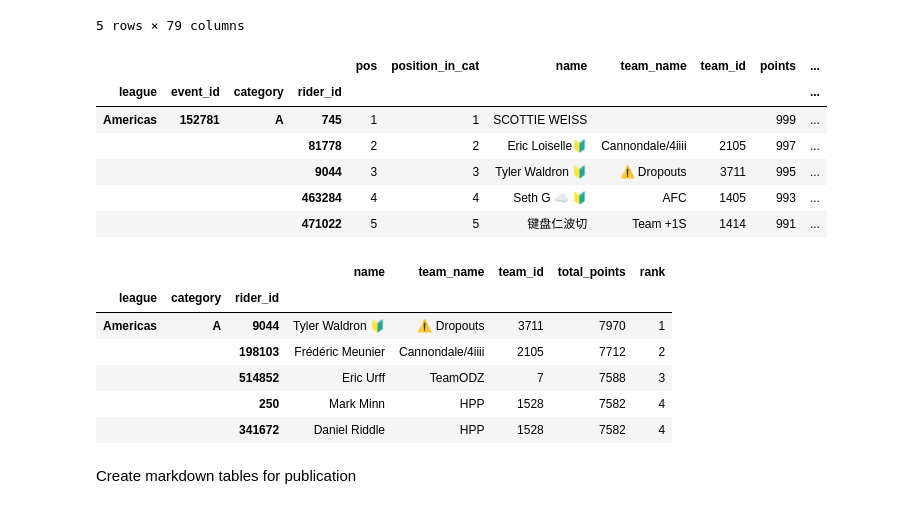
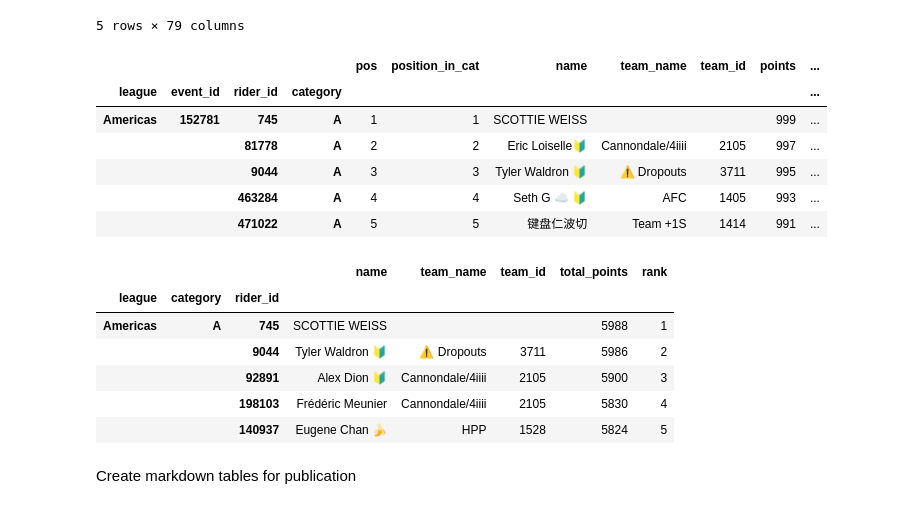
Before and after one commit to h4l/kiss-community-league-rider-ranks, a Jupyter notebook: kcl-rankings.ipynb, the cells around one changed output. Cells and saved outputs as stored; diff of their text form; code cells hidden in the pictures.

Commit message:
Calculate ranks from top-n results, not just all
The original tables are still top 8; the table-markdown/top-6 dir contains
rankings by top 6 results.

```diff
--- a/kcl-rankings.ipynb
+++ b/kcl-rankings.ipynb
@@ -12,4 +12,7 @@ from IPython.display import display, Markdown, HTML
 from lxml import etree
+# %%
+# settings
+top_n_results = 6
 # %%
 league_ids = {
     'Americas': '102',
@@ -95,35 +98,45 @@ placings['points'] = score_for_position(placings['position_in_cat'])
 
 placings = placings.join(events['ordinal']).rename(columns={'ordinal': 'event_ordinal'})
 
+# The rank position (1..n) of each event placing by score. We can take the top N ranked
+# points to get the top n results.
+placings['point_rank'] = (
+    placings.sort_values(['league', 'category', 'rider_id', 'points', 'event_ordinal'],
+                         ascending=[True, True, True, False, True])['points']
+    .groupby(level=['league', 'category', 'rider_id'], sort=False)
+    .rank(method='first', ascending=False, axis=1).astype(int))
+
 placings.head()
 # %% [output]
 |  |  |  |  | pos | position_in_cat | name | team_name | team_id | points | ... |
-| league | event_id | category | rider_id |  |  |  |  |  |  | ... |
-| Americas | 152781 | A | 745 | 1 | 1 | SCOTTIE WEISS |  |  | 999 | ... |
-|  |  |  | 81778 | 2 | 2 | Eric Loiselle🔰 | Cannondale/4iiii | 2105 | 997 | ... |
-|  |  |  | 9044 | 3 | 3 | Tyler Waldron 🔰 | ⚠️ Dropouts | 3711 | 995 | ... |
-|  |  |  | 463284 | 4 | 4 | Seth G ☁️ 🔰 | AFC | 1405 | 993 | ... |
-|  |  |  | 471022 | 5 | 5 | 键盘仁波切 | Team +1S | 1414 | 991 | ... |
+| league | event_id | rider_id | category |  |  |  |  |  |  | ... |
+| Americas | 152781 | 745 | A | 1 | 1 | SCOTTIE WEISS |  |  | 999 | ... |
+|  |  | 81778 | A | 2 | 2 | Eric Loiselle🔰 | Cannondale/4iiii | 2105 | 997 | ... |
+|  |  | 9044 | A | 3 | 3 | Tyler Waldron 🔰 | ⚠️ Dropouts | 3711 | 995 | ... |
+|  |  | 463284 | A | 4 | 4 | Seth G ☁️ 🔰 | AFC | 1405 | 993 | ... |
+|  |  | 471022 | A | 5 | 5 | 键盘仁波切 | Team +1S | 1414 | 991 | ... |
 # %%
-rider_ranks = placings[['name', 'team_name', 'team_id']].groupby(['league', 'category', 'rider_id']).first()
+top_n_placings = placings[placings['point_rank'] <= top_n_results]
+
+rider_ranks = top_n_placings[['name', 'team_name', 'team_id']].groupby(['league', 'category', 'rider_id']).first()
 
 # Calculate each rider's total points
-rider_ranks['total_points'] = placings['points'].groupby(['league', 'category', 'rider_id']).sum()
+rider_ranks['total_points'] = top_n_placings['points'].groupby(['league', 'category', 'rider_id']).sum()
 
 # Rank the riders (within their category) by score. Riders with the same score are given the same rank position
 rider_ranks['rank'] = rider_ranks['total_points'].groupby(['league', 'category']).rank(method='dense', ascending=False).astype(int)
 
 rider_ranks = rider_ranks.sort_values(['league', 'category', 'total_points'], ascending=[True, True, False])
 
 rider_ranks.head()
 # %% [output]
 |  |  |  | name | team_name | team_id | total_points | rank |
 | league | category | rider_id |  |  |  |  |  |
-| Americas | A | 9044 | Tyler Waldron 🔰 | ⚠️ Dropouts | 3711 | 7970 | 1 |
-|  |  | 198103 | Frédéric Meunier | Cannondale/4iiii | 2105 | 7712 | 2 |
-|  |  | 514852 | Eric Urff | TeamODZ | 7 | 7588 | 3 |
-|  |  | 250 | Mark Minn | HPP | 1528 | 7582 | 4 |
-|  |  | 341672 | Daniel Riddle | HPP | 1528 | 7582 | 4 |
+| Americas | A | 745 | SCOTTIE WEISS |  |  | 5988 | 1 |
+|  |  | 9044 | Tyler Waldron 🔰 | ⚠️ Dropouts | 3711 | 5986 | 2 |
+|  |  | 92891 | Alex Dion 🔰 | Cannondale/4iiii | 2105 | 5900 | 3 |
+|  |  | 198103 | Frédéric Meunier | Cannondale/4iiii | 2105 | 5830 | 4 |
+|  |  | 140937 | Eugene Chan 🍌 | HPP | 1528 | 5824 | 5 |
 # %% [markdown]
 Create markdown tables for publication
 # %%
```
Also changed, not shown: parts of 7 cells of this notebook, 12 other files.
